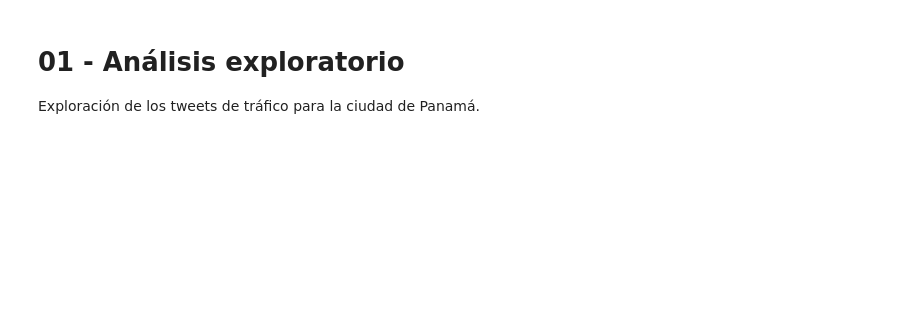
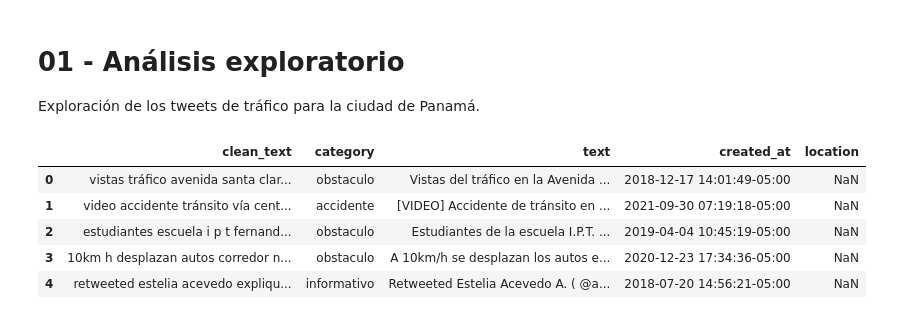
Before and after one commit to Blanquitoh/movilidad-inteligente-nlp, a Jupyter notebook: notebooks/01_eda.ipynb, the cells around one changed output. Drawn from its saved outputs; the diff is of its cells as text; code cells hidden in the pictures; blank space fills up the shorter version.

```diff
--- a/notebooks/01_eda.ipynb
+++ b/notebooks/01_eda.ipynb
@@ -15,2 +12,27 @@ df.head()
+# %%
+# Resuelve la ruta del repositorio sin depender del punto de ejecución
+PROJECT_ROOT = Path.cwd().resolve()
+if not (PROJECT_ROOT / "data" / "processed").exists():
+    for parent in PROJECT_ROOT.parents:
+        candidate = parent / "data" / "processed"
+        if candidate.exists():
+            PROJECT_ROOT = parent
+            break
+    else:
+        raise FileNotFoundError("No se encontró el directorio 'data/processed'. Ejecuta el notebook desde el repo o ajusta la ruta.")
+
+DATA_PATH = PROJECT_ROOT / "data" / "processed" / "train.csv"
+if not DATA_PATH.exists():
+    raise FileNotFoundError(f"No se encontró el archivo: {DATA_PATH}")
+
+df = pd.read_csv(DATA_PATH)
+df.head()
+# %% [output]
+|  | clean_text | category | text | created_at | location |
+| 0 | vistas tráfico avenida santa clar... | obstaculo | Vistas del tráfico en la Avenida ... | 2018-12-17 14:01:49-05:00 | NaN |
+| 1 | video accidente tránsito vía cent... | accidente | [VIDEO] Accidente de tránsito en ... | 2021-09-30 07:19:18-05:00 | NaN |
+| 2 | estudiantes escuela i p t fernand... | obstaculo | Estudiantes de la escuela I.P.T. ... | 2019-04-04 10:45:19-05:00 | NaN |
+| 3 | 10km h desplazan autos corredor n... | obstaculo | A 10km/h se desplazan los autos e... | 2020-12-23 17:34:36-05:00 | NaN |
+| 4 | retweeted estelia acevedo expliqu... | informativo | Retweeted Estelia Acevedo A. ( @a... | 2018-07-20 14:56:21-05:00 | NaN |
 # %%
 df['category'].value_counts().sort_values(ascending=False).plot(kind='bar', figsize=(10, 4), title='Eventos por categoría')
```
Also changed, not shown: parts of 6 cells of this notebook.
